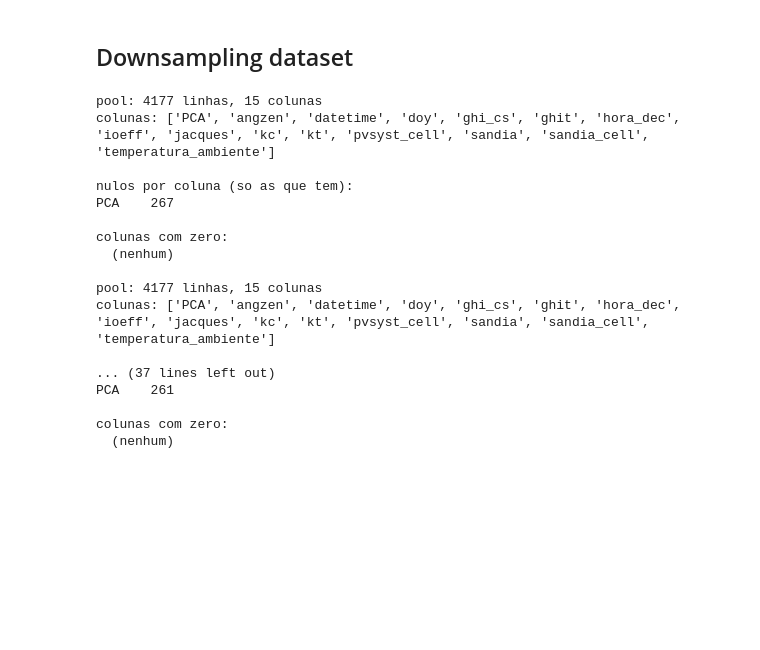
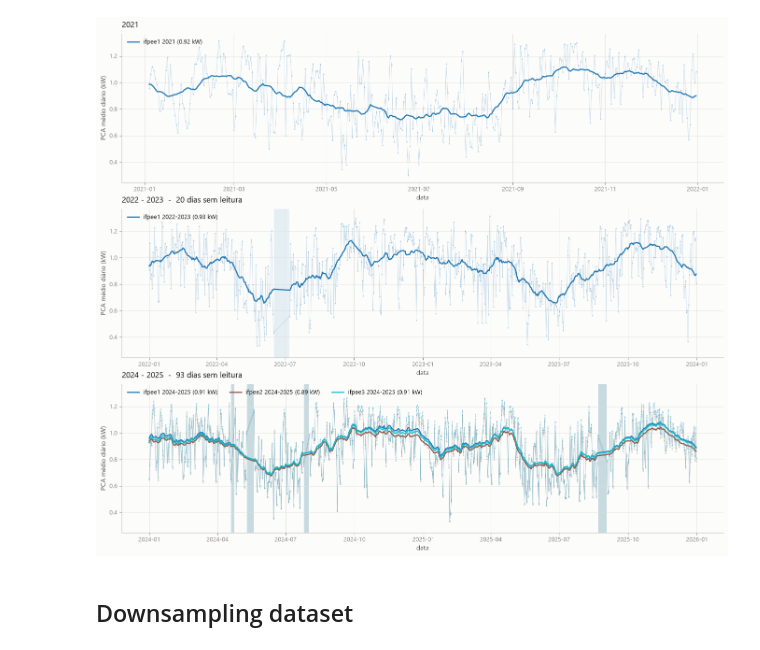
Before and after one commit to commonProgrammerr/knob-senses, a Jupyter notebook: utils/dataset_prep.ipynb, the cells around one changed output. Drawn from its saved outputs; the diff is of its cells as text; code cells hidden in the pictures; blank space fills up the shorter version.

```diff
--- a/utils/dataset_prep.ipynb
+++ b/utils/dataset_prep.ipynb
@@ -6,6 +6,9 @@ import numpy as np
 import pandas as pd
 import matplotlib.pyplot as plt
 
+from common import paths, plots
+from common.data import read_csv, show_dataset
+
 SEED = 42
 np.random.seed(SEED)
 warnings.filterwarnings("ignore", category=FutureWarning)
@@ -13,10 +16,10 @@ pd.set_option("display.width", 200)
 pd.set_option("display.max_columns", 60)
 NL = chr(10)   # evita barra invertida no fonte; usado nos relatorios
 
+DATA_DIR = paths.RAW
+OUT_DIR = paths.PROCESSED
 
-DATA_DIR = Path.cwd().parent / "data" / "raw"
-OUT_DIR = Path.cwd().parent / "data" / "processed"
-
+plots.aplicar_estilo()
 
 print(f"dados em {DATA_DIR}")
 print(f"saida em {OUT_DIR}")
@@ -85,12 +61,0 @@ raw: dict[str, pd.DataFrame] = {s: pd.concat(p, ignore_index=True) for s, p in p
-# %%
-dfs: dict[str, pd.DataFrame] = dict()
-
-# PCA == 0 e' sentinela de faltante (o inversor nunca entrega 0,01 kW e o alvo nao
-# tem zero): vira NaN AQUI, antes da media horaria, para a hora com zeros parciais
-# usar so as amostras validas.
-for s in raw.keys():
-  print(f"\n\n{s}: {len(raw[s])} linhas, {len(raw[s].columns)} colunas")
-  raw[s] = raw[s].drop(columns=[c for c in raw[s].columns if c in {"condicao", "velocidade_vento", "timestamp"}])
-  raw[s]["PCA"] = raw[s]["PCA"].replace(0.0, np.nan)
-  dfs[s] = show_dataset(raw[s].copy())
-  print('---' * 81)
@@ -114,0 +62,7 @@ colunas com zero:
+# %%
+raw = raw.drop(columns=[c for c in raw.columns if c in {"condicao", "velocidade_vento", "timestamp"}])
+d = raw.copy()
+d.PCA = d.PCA.fillna(0)
+df = show_dataset(d.copy(), colunas=True)
+
+del d
@@ -115,50 +78,6 @@ colunas com zero:
+# %%
+plots.plot_time_series(df.reset_index(), janela=30)
+# %% [output]
+[figure, added]
 # %% [markdown]
 ## Downsampling dataset
-# %%
-# Downsample dataset (1h period)
-def downsample(df: pd.DataFrame):
-    regras = {
-        'PCA': 'mean',
-        'angzen': 'mean',
-        'doy': 'first',
-        'ghi_cs': 'mean',
-        'ghit': 'mean',
-        'hora_dec': 'mean',
-        'ioeff': 'mean',
-        'jacques': 'mean',
-        'kc': 'mean',
-        'kt': 'mean',
-        'pvsyst_cell': 'mean',
-        'sandia': 'mean',
-        'sandia_cell': 'mean',
-        'temperatura_ambiente': 'mean'
-    }
-    # Chave = hora "cheia" (floor) → só cria grupos para horas que existem
-    df['hora'] = df['datetime'].dt.floor('h')
-
-    return show_dataset(
-        df.groupby('hora').agg(regras)
-        .reset_index()
-        .rename(columns={'hora': 'datetime'})
-    )
-
-for s in dfs.keys():
-    dfs[s] = downsample(dfs[s])
-# %% [output]
-pool: 4177 linhas, 15 colunas
-colunas: ['PCA', 'angzen', 'datetime', 'doy', 'ghi_cs', 'ghit', 'hora_dec', 'ioeff', 'jacques', 'kc', 'kt', 'pvsyst_cell', 'sandia', 'sandia_cell', 'temperatura_ambiente']
-
-nulos por coluna (so as que tem):
-PCA    267
-
-colunas com zero:
-  (nenhum)
-
-pool: 4177 linhas, 15 colunas
-colunas: ['PCA', 'angzen', 'datetime', 'doy', 'ghi_cs', 'ghit', 'hora_dec', 'ioeff', 'jacques', 'kc', 'kt', 'pvsyst_cell', 'sandia', 'sandia_cell', 'temperatura_ambiente']
-
-... (37 lines left out)
-PCA    261
-
-colunas com zero:
-  (nenhum)
```
Also changed, not shown: parts of 22 cells of this notebook, 19 other files.
